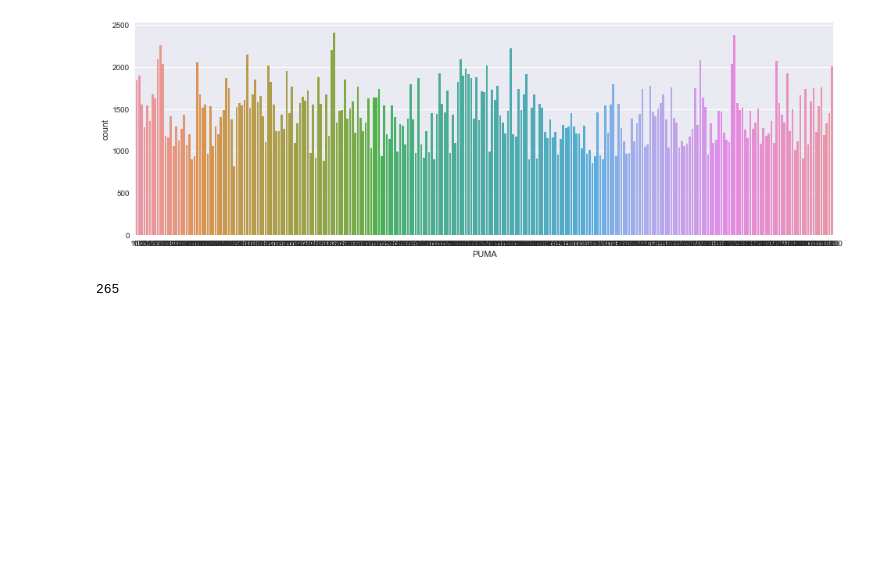
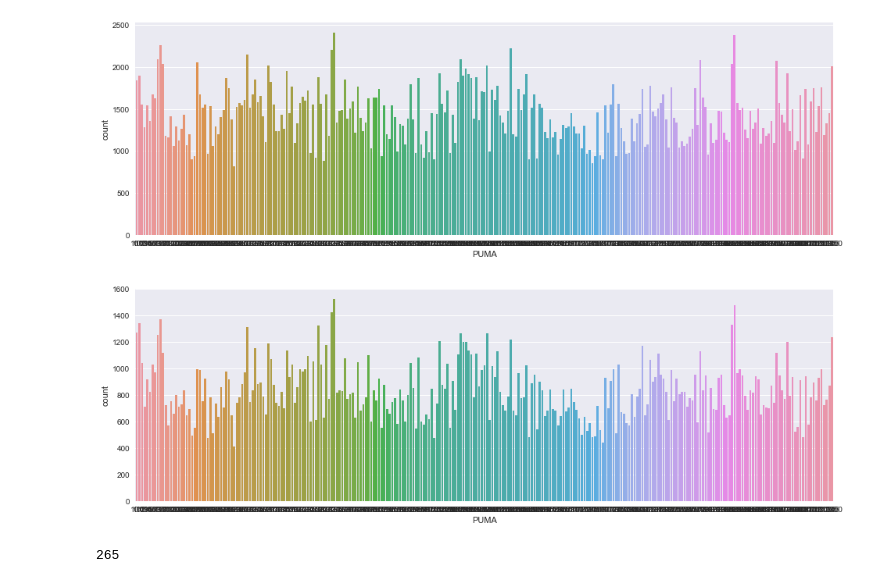
Before and after one commit to DMSaunders/Recommending-Paths-to-Occupations, a Jupyter notebook: notebooks/capstone_all_feature_eda.ipynb, the cells around one changed output. Cells and saved outputs as stored; diff of their text form; code cells hidden in the pictures; blank space fills up the shorter version.

```diff
--- a/notebooks/capstone_all_feature_eda.ipynb
+++ b/notebooks/capstone_all_feature_eda.ipynb
@@ -93,4 +93,5 @@ df.OCCP.count()
 220772
 # %%
 #new df with nan in SOCP dropped
-df.
+SOCPdf = df.dropna(axis='index', subset=['SOCP'])
+SOCPdf.describe()
@@ -99,6 +110,11 @@ sns.set(rc={'figure.figsize':(16,5)})
 sns.countplot(x='PUMA',data=df);
 # %% [output]
 [figure]
+# %%
+sns.set(rc={'figure.figsize':(16,5)})
+sns.countplot(x='PUMA',data=SOCPdf);
+# %% [output]
+[figure, added]
 # %%
 df.PUMA.value_counts().count()
 # %% [output]
```
Also changed, not shown: parts of 18 cells of this notebook, 1 other file.
